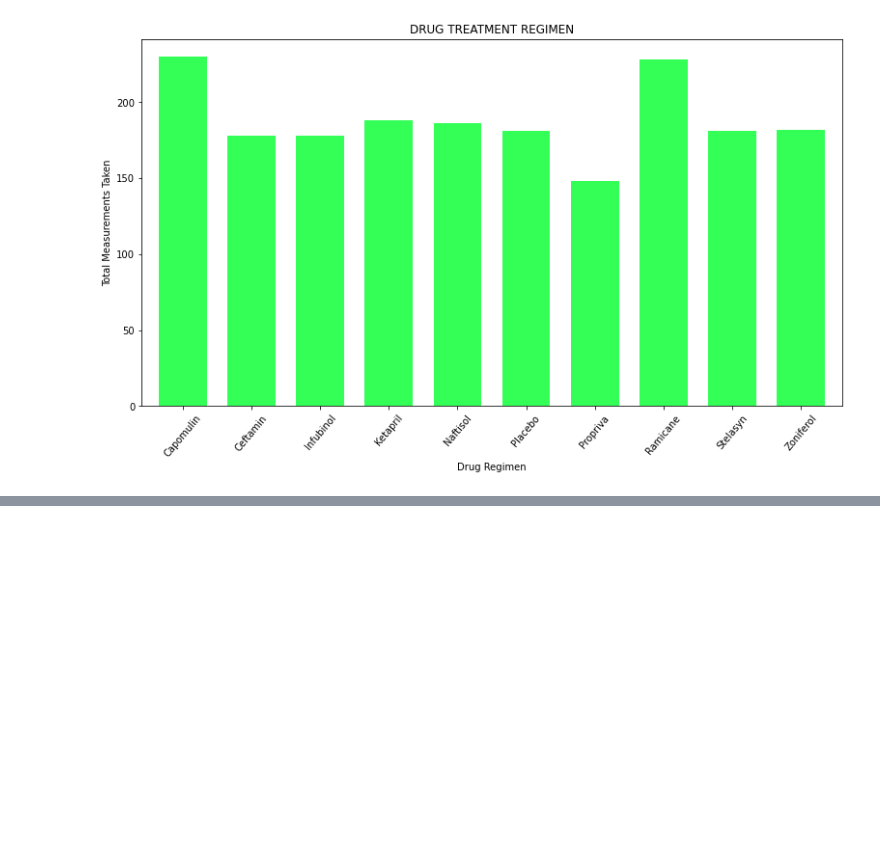
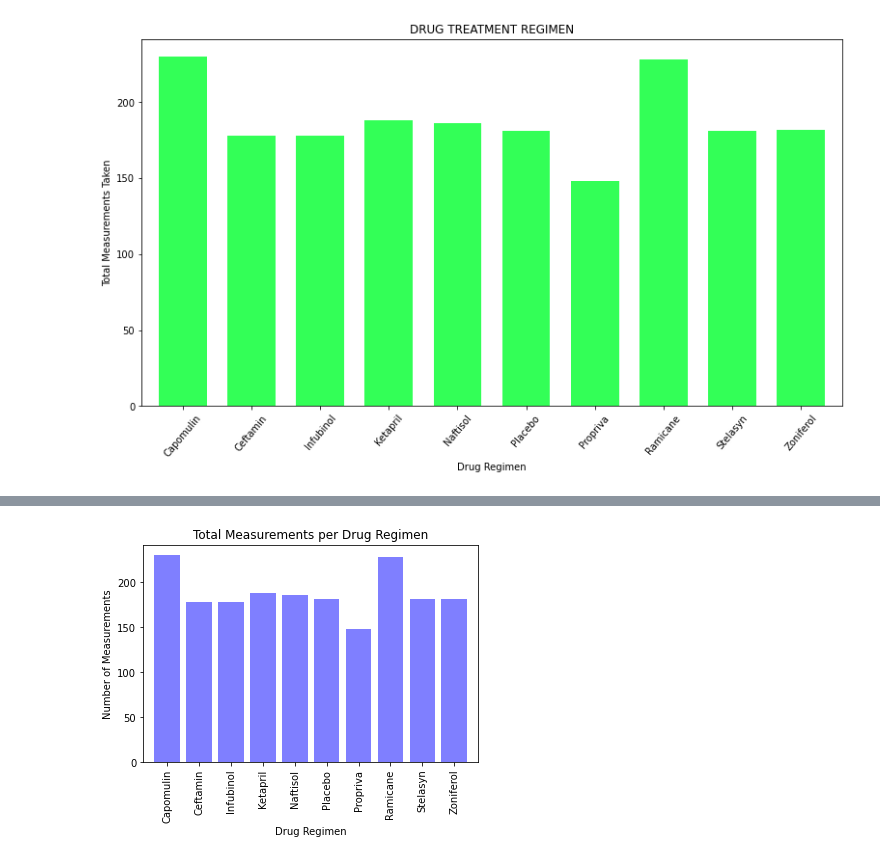
Before and after one commit to mathewqpmiller/Matplotlib-Pymaceuticals_Analysis, a Jupyter notebook: Matplotlib_Pharmaceuticals_Analysis.ipynb, the cells around one changed output, grey strips where cells are left out. Cells and saved outputs as stored; diff of their text form; code cells hidden in the pictures; blank space fills up the shorter version.

```diff
--- a/Matplotlib_Pharmaceuticals_Analysis.ipynb
+++ b/Matplotlib_Pharmaceuticals_Analysis.ipynb
@@ -364,0 +388,21 @@ plt.show()
+# %%
+# Pyplot Bar Chart:
+# Generate a bar chart showing the total number of measurements taken on each drug regimen using pyplot.
+pyplot_bar_plot = merged_mouse_study.groupby('Drug Regimen').count()['Tumor Volume (mm3)']
+x_axis = np.arange(len(pyplot_bar_plot))
+
+plt.bar(x_axis, pyplot_bar_plot, color='b', alpha=.5, align="center")
+# Define X Axis labels
+tick_locations = [value for value in x_axis]
+plt.xticks(tick_locations, ["Capomulin", "Ceftamin", "Infubinol", "Ketapril", "Naftisol", "Placebo", "Propriva",
+                           "Ramicane", "Stelasyn", "Zoniferol"], rotation="vertical")
+# set chart limits
+plt.xlim(-0.75, len(x_axis)-0.25)
+# Label the chart
+plt.title("Total Measurements per Drug Regimen")
+plt.xlabel("Drug Regimen")
+plt.ylabel("Number of Measurements")
+
+plt.show()
+# %% [output]
+[figure, added]
```
Also changed, not shown: parts of 3 cells of this notebook, 2 other files.
